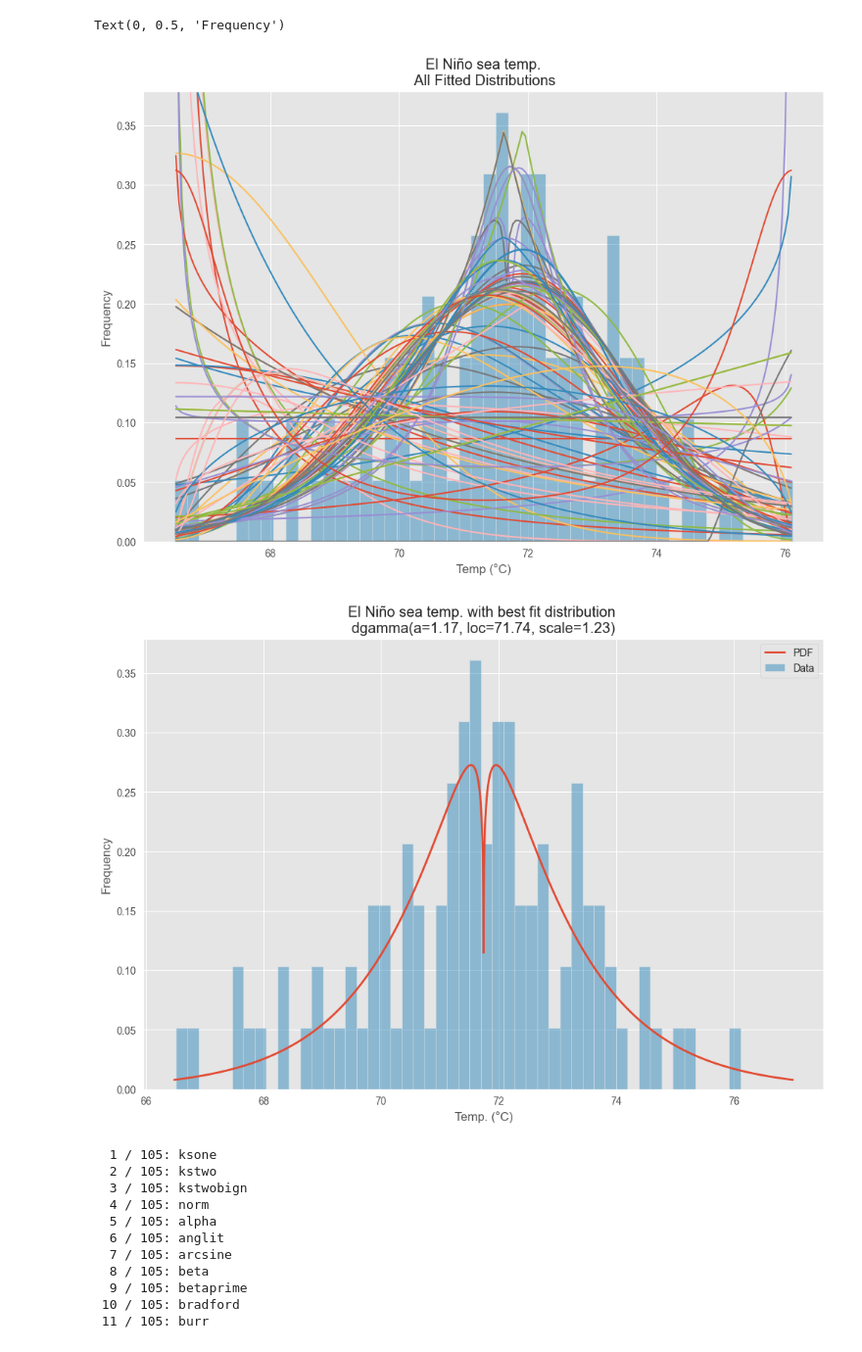
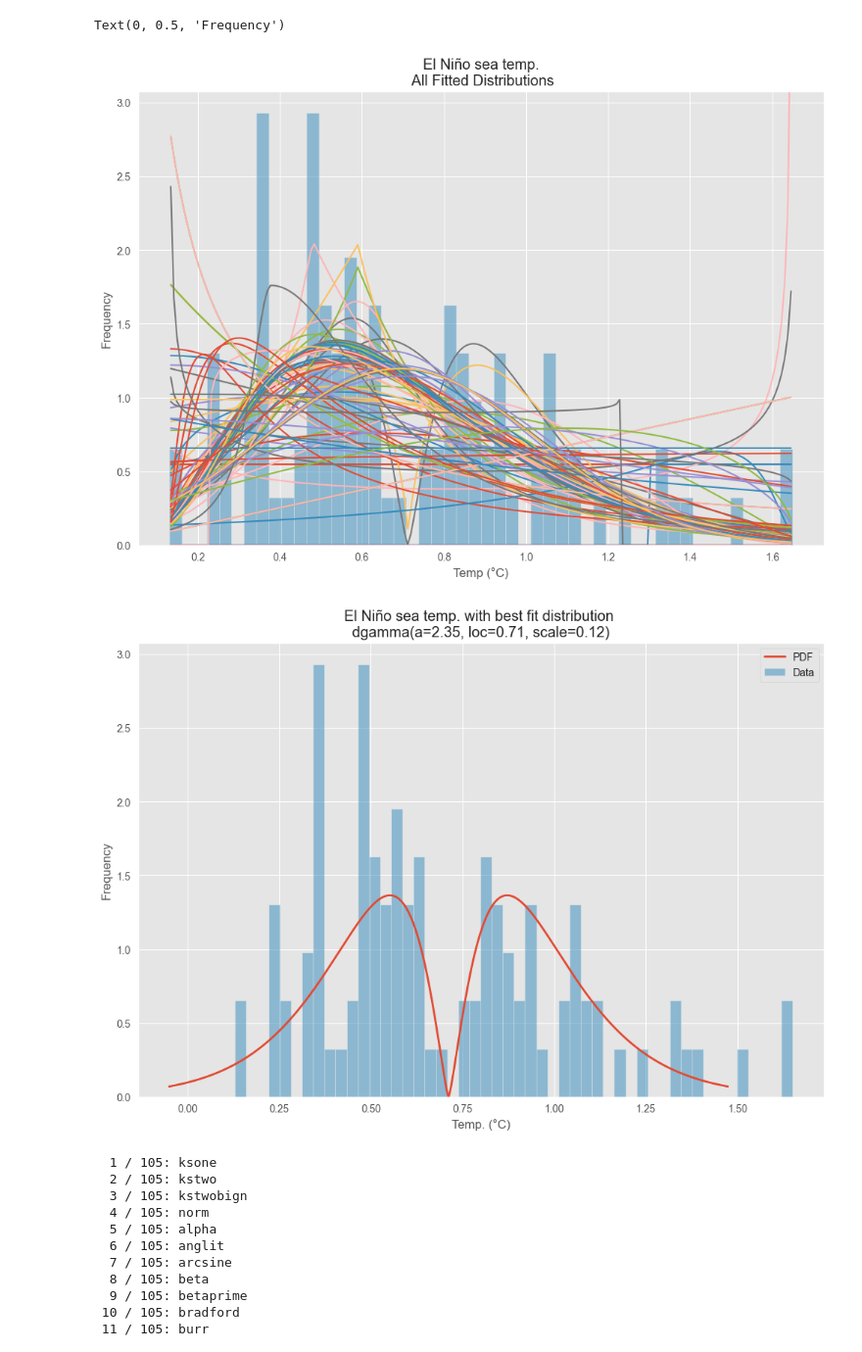
Before and after one commit to betelgeus/study, a Jupyter notebook: statistics/distribution_type_test.ipynb, the cells around one changed output. Shown at 98% size. Drawn from its saved outputs; the diff is of its cells as text; code cells hidden in the pictures.

```diff
--- a/statistics/distribution_type_test.ipynb
+++ b/statistics/distribution_type_test.ipynb
@@ -108,7 +108,7 @@ def make_pdf(dist, params, size=10000):
 
 
 # Load data from statsmodels datasets
-data = bounce_rate
+data = cr_order
 
 # Plot for comparison
 plt.figure(figsize=(12,8))
@@ -134,35 +134,35 @@ pdf = make_pdf(best_dist[0], best_dist[1])
 plt.figure(figsize=(12, 8))
 ax = pdf.plot(lw=2, label='PDF', legend=True)
 data.plot(kind='hist', bins=50, density=True, alpha=0.5, label='Data', legend=True, ax=ax)
 
 param_names = (best_dist[0].shapes + ', loc, scale').split(', ') if best_dist[0].shapes else ['loc', 'scale']
 param_str = ', '.join(['{}={:0.2f}'.format(k,v) for k,v in zip(param_names, best_dist[1])])
 dist_str = '{}({})'.format(best_dist[0].name, param_str)
 
 ax.set_title(u'El Niño sea temp. with best fit distribution \n' + dist_str)
 ax.set_xlabel(u'Temp. (°C)')
 ax.set_ylabel('Frequency')
 # %% [output]
   1 / 105: ksone
   2 / 105: kstwo
   3 / 105: kstwobign
   4 / 105: norm
   5 / 105: alpha
   6 / 105: anglit
   7 / 105: arcsine
   8 / 105: beta
   9 / 105: betaprime
  10 / 105: bradford
  11 / 105: burr
  12 / 105: burr12
 ... (88 lines left out)
 101 / 105: gennorm
 102 / 105: halfgennorm
 103 / 105: crystalball
 104 / 105: argus
 Text(0, 0.5, 'Frequency')
-[figure, old version]
+[figure, new version]
-[figure, old version]
+[figure, new version]
 # %%
 # CONCLUSIONS
 # In most examples, we did not get a normal or binomial distribution. Options: erroneous data, small sample sizes, non-working script.
```
Also changed, not shown: 5 other files.
